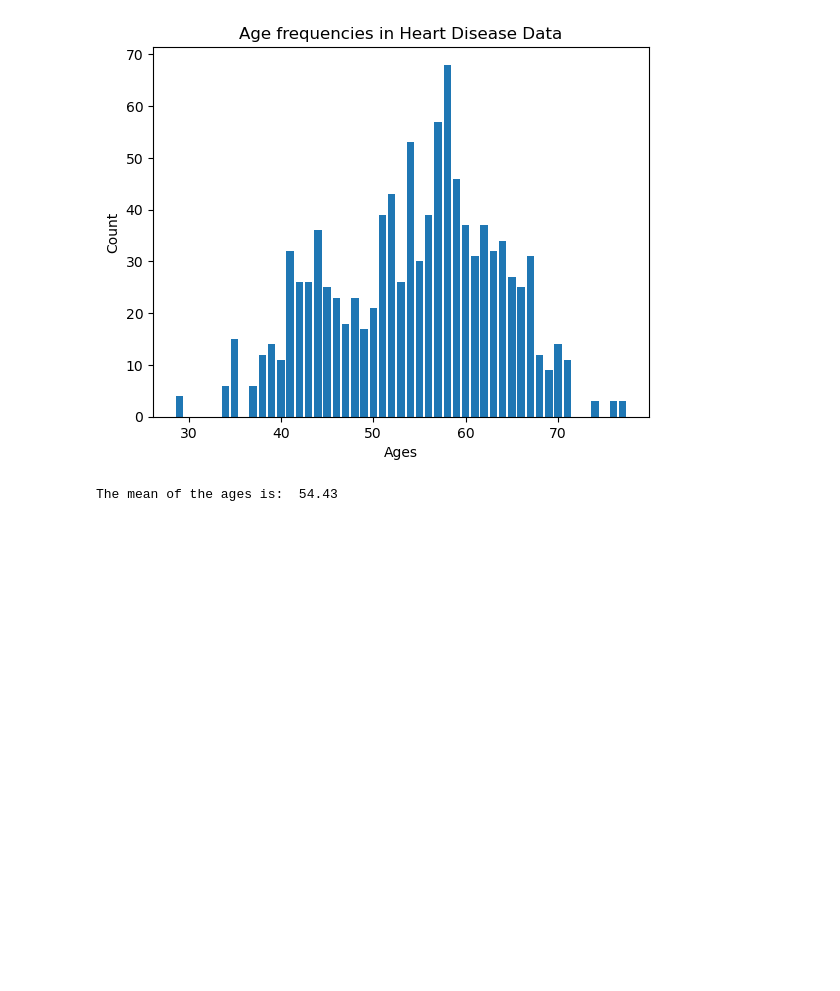
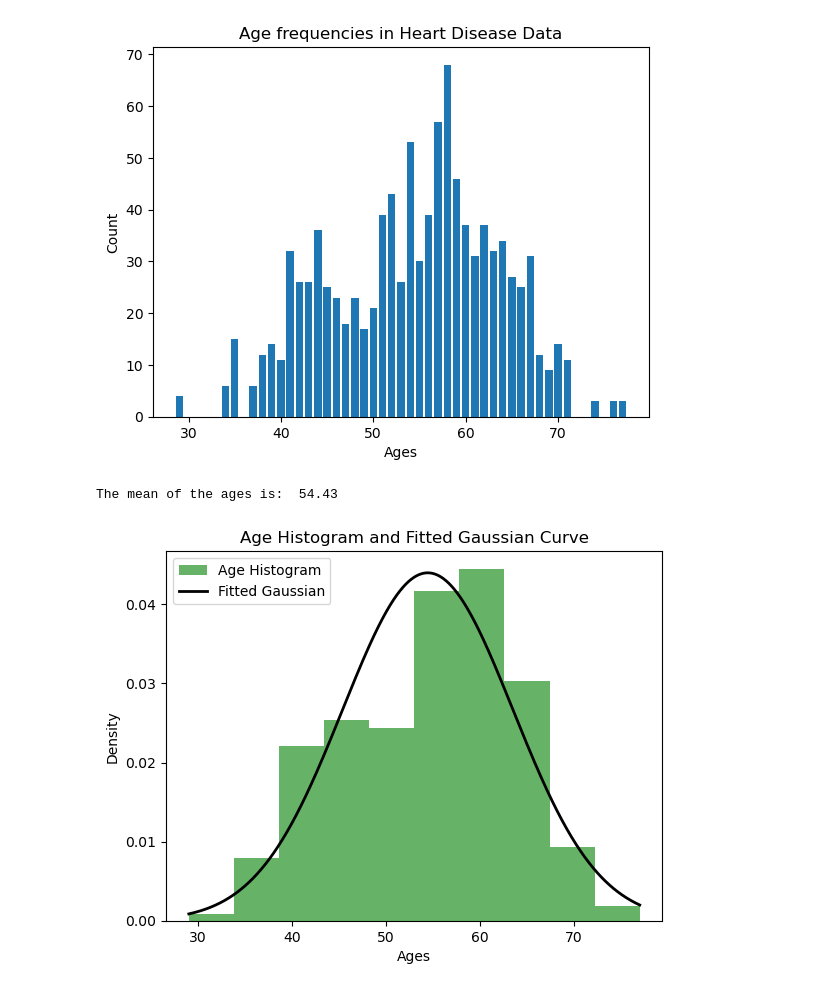
Before and after one commit to AngadDogra/Heart-Disease-Prediction, a Jupyter notebook: heart_disease.ipynb, the cells around one changed output. Cells and saved outputs as stored; diff of their text form; code cells hidden in the pictures; blank space fills up the shorter version.

```diff
--- a/heart_disease.ipynb
+++ b/heart_disease.ipynb
@@ -56,3 +56,29 @@ mean_age_rounded = round(mean_age, 2)
 print("The mean of the ages is: ", mean_age_rounded)
 # %% [output]
 The mean of the ages is:  54.43
+# %%
+# Fitting a Curve to the Age Histogram (normal curve)
+from scipy.stats import norm
+
+ages = df["age"]
+counts, bin_edges = np.histogram(ages, bins=10, density = True)
+bin_centers = 0.5 * (bin_edges[: -1] + bin_edges[1])
+
+mean, std_dev = norm.fit(ages)
+
+plt.hist(ages, bins = 10, density=True, alpha=0.6, color='g', label="Age Histogram")
+
+# Plotting the gaussian fit
+x = np.linspace(bin_edges[0], bin_edges[-1], 1000)
+p = norm.pdf(x, mean, std_dev)
+plt.plot(x, p, 'k', linewidth = 2, label = 'Fitted Gaussian')
+
+
+# Add labels and title
+plt.xlabel('Ages')
+plt.ylabel('Density')
+plt.title('Age Histogram and Fitted Gaussian Curve')
+plt.legend()
+plt.show()
+# %% [output]
+[figure, added]
```
